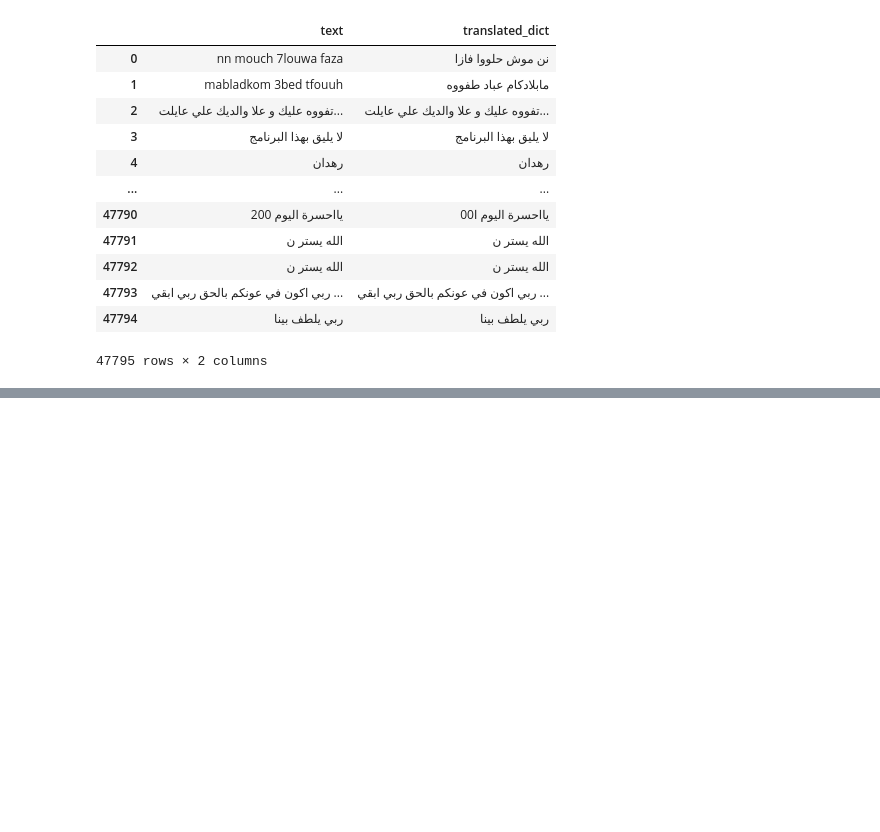
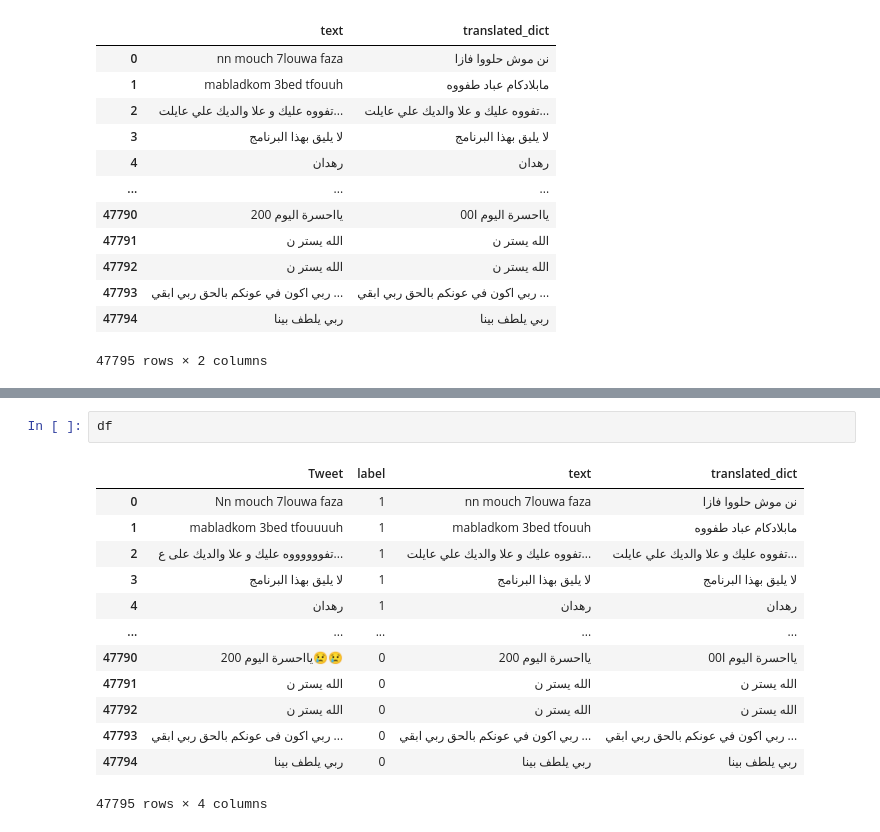
Before and after one commit to Adeeem2/Tunisian-dialect-classification, a Jupyter notebook: main.ipynb, the cells around one changed output, grey strips where cells are left out. Drawn from its saved outputs; the diff is of its cells as text; blank space fills up the shorter version.

```diff
--- a/main.ipynb
+++ b/main.ipynb
@@ -902,6 +828,22 @@ Note:   Story about Tunisia
 Input:  kifech win winek
 Output: كيفاش وين وينك
 Note:   How where are you
+# %%
+df
+# %% [output]
+|  | Tweet | label | text | translated_dict |
+| 0 | Nn mouch 7louwa faza | 1 | nn mouch 7louwa faza | نن موش حلووا فازا |
+| 1 | mabladkom 3bed tfouuuuh | 1 | mabladkom 3bed tfouuh | مابلادكام عباد طفووه |
+| 2 | تفووووووه عليك و علا والديك على ع... | 1 | تفووه عليك و علا والديك علي عايلت... | تفووه عليك و علا والديك علي عايلت... |
+| 3 | لا يليق بهذا البرنامج | 1 | لا يليق بهذا البرنامج | لا يليق بهذا البرنامج |
+| 4 | رهدان | 1 | رهدان | رهدان |
+| ... | ... | ... | ... | ... |
+| 47790 | يااحسرة اليوم 200😢😢 | 0 | يااحسرة اليوم 200 | يااحسرة اليوم ا00 |
+| 47791 | الله يستر ن | 0 | الله يستر ن | الله يستر ن |
+| 47792 | الله يستر ن | 0 | الله يستر ن | الله يستر ن |
+| 47793 | ربي اكون فى عونكم بالحق ربي ابقي ... | 0 | ربي اكون في عونكم بالحق ربي ابقي ... | ربي اكون في عونكم بالحق ربي ابقي ... |
+| 47794 | ربي يلطف بينا | 0 | ربي يلطف بينا | ربي يلطف بينا |
+47795 rows × 4 columns
 # %%
 # ========================================================================
 # DATABASE SAMPLE TESTING: Apply CODA Translation to Real Dataset
```
Also changed, not shown: parts of 10 cells of this notebook.
